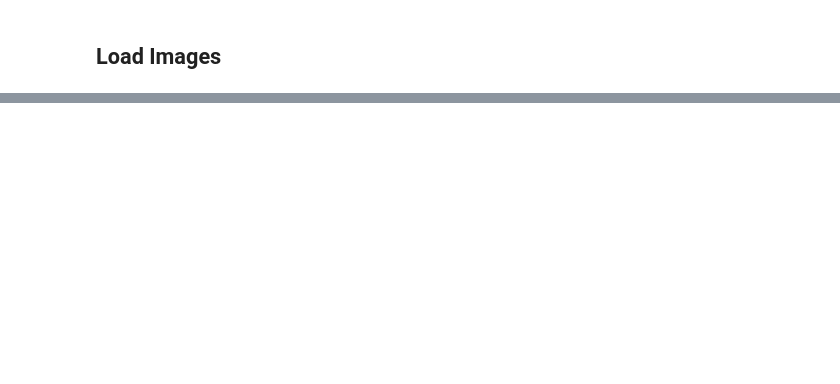
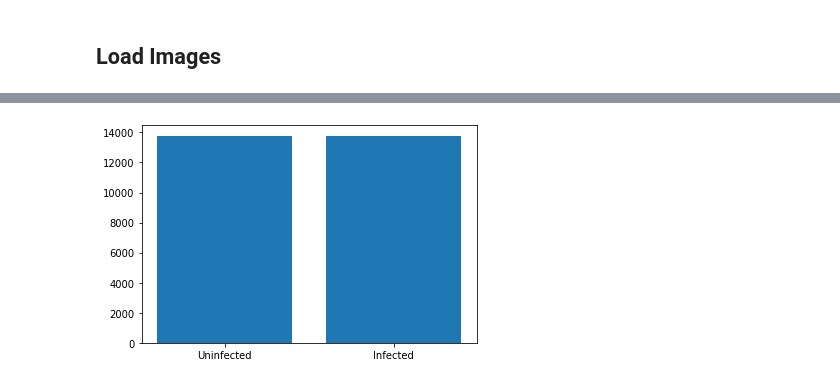
Before and after one commit to marcinsola/malaria-detection, a Jupyter notebook: malaria.ipynb, the cells around one changed output, grey strips where cells are left out. Cells and saved outputs as stored; diff of their text form; code cells hidden in the pictures; blank space fills up the shorter version.

```diff
--- a/malaria.ipynb
+++ b/malaria.ipynb
@@ -48,0 +37,3 @@ plt.scatter(un_shapes[:, 0], un_shapes[:, 1]);
+# %%
+images = []
+labels = []
@@ -48,0 +43,3 @@ plt.scatter(un_shapes[:, 0], un_shapes[:, 1]);
+# %%
+X = np.array(images)
+y = np.array(labels)
@@ -48,0 +64,6 @@ plt.scatter(un_shapes[:, 0], un_shapes[:, 1]);
+# %%
+counter = dict(Counter(y))
+# %%
+plt.bar(['Uninfected', 'Infected'], counter.values());
+# %% [output]
+[figure, added]
```
Also changed, not shown: parts of 28 cells of this notebook.
